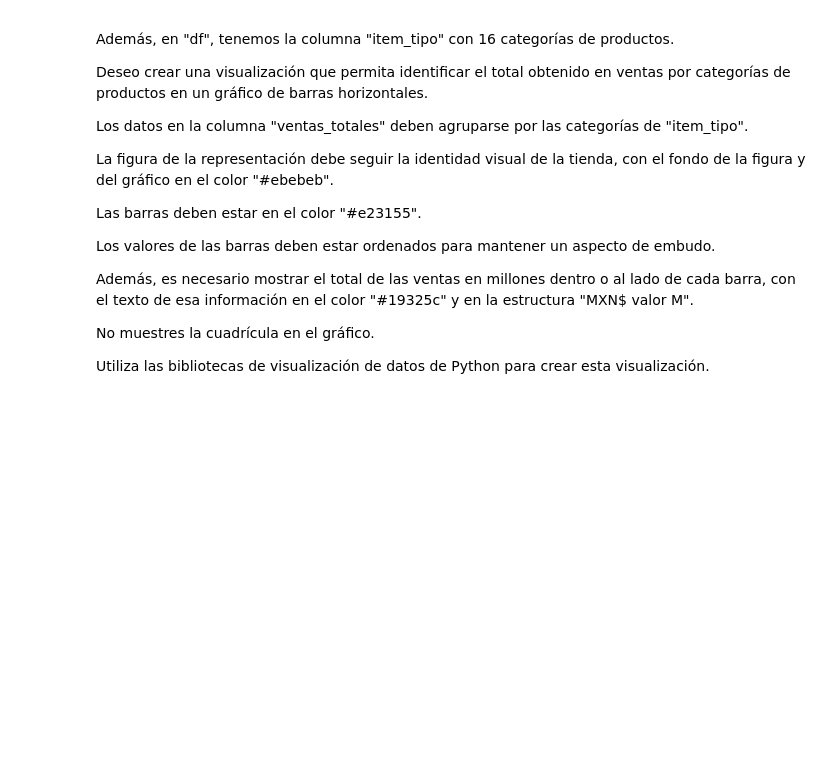
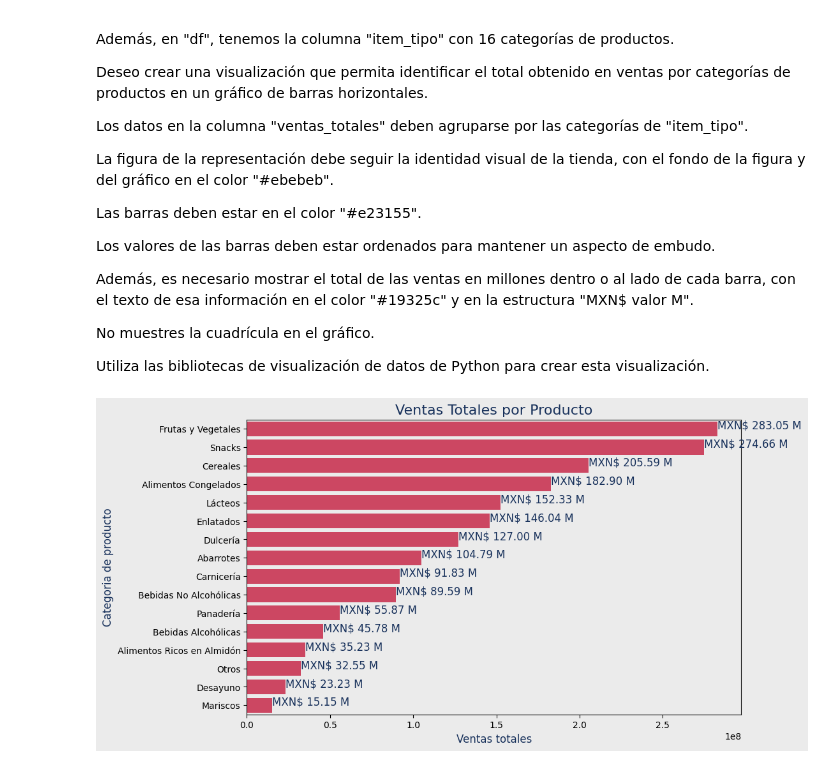
Before and after one commit to Mjdiazri/Code7Days, a Jupyter notebook: Utilizando_chatgpt_como_asistente.ipynb, the cells around one changed output. Cells and saved outputs as stored; diff of their text form; code cells hidden in the pictures; blank space fills up the shorter version.

```diff
--- a/Utilizando_chatgpt_como_asistente.ipynb
+++ b/Utilizando_chatgpt_como_asistente.ipynb
@@ -492,3 +550,35 @@ Además, es necesario mostrar el total de las ventas en millones dentro o al lad
 No muestres la cuadrícula en el gráfico.
 
 Utiliza las bibliotecas de visualización de datos de Python para crear esta visualización.
+# %%
+#Para grafico ventas totales vs tipo de item (Ventas por tipo de producto), se realiza la agrupacion
+
+ventas_item = df.groupby('item_tipo')['ventas_totales'].sum()
+
+#Ordenar valores de menor a mayor para forma de embudo
+ventas_item = ventas_item.sort_values(ascending=False)
+# %%
+#Grafico
+
+plt.figure(figsize=(10, 6))
+sns.barplot(x=ventas_item.values, y=ventas_item.index, color='#e23155')
+
+#Personalizacion
+plt.gcf().set_facecolor('#ebebeb') #color fondo figura
+plt.gca().set_facecolor('#ebebeb') #color fondo grafico
+
+#Etiquetas
+plt.title('Ventas Totales por Producto', fontsize = 16, color = '#19325c')
+plt.xlabel('Ventas totales', fontsize = 12,color = '#19325c')
+plt.ylabel('Categoria de producto', fontsize = 12,color = '#19325c')
+
+#Mostrar valores sobre las barras
+for i, valor in enumerate(ventas_item.values):
+    plt.text(valor + 0.1, i,  f'MXN$ {valor/1e6:.2f} M',  ha='left', fontsize = 12, color = '#19325c')
+
+# Do not show grid
+plt.grid(False)
+
+plt.show()
+# %% [output]
+[figure, added]
```
Also changed, not shown: parts of 7 cells of this notebook.
